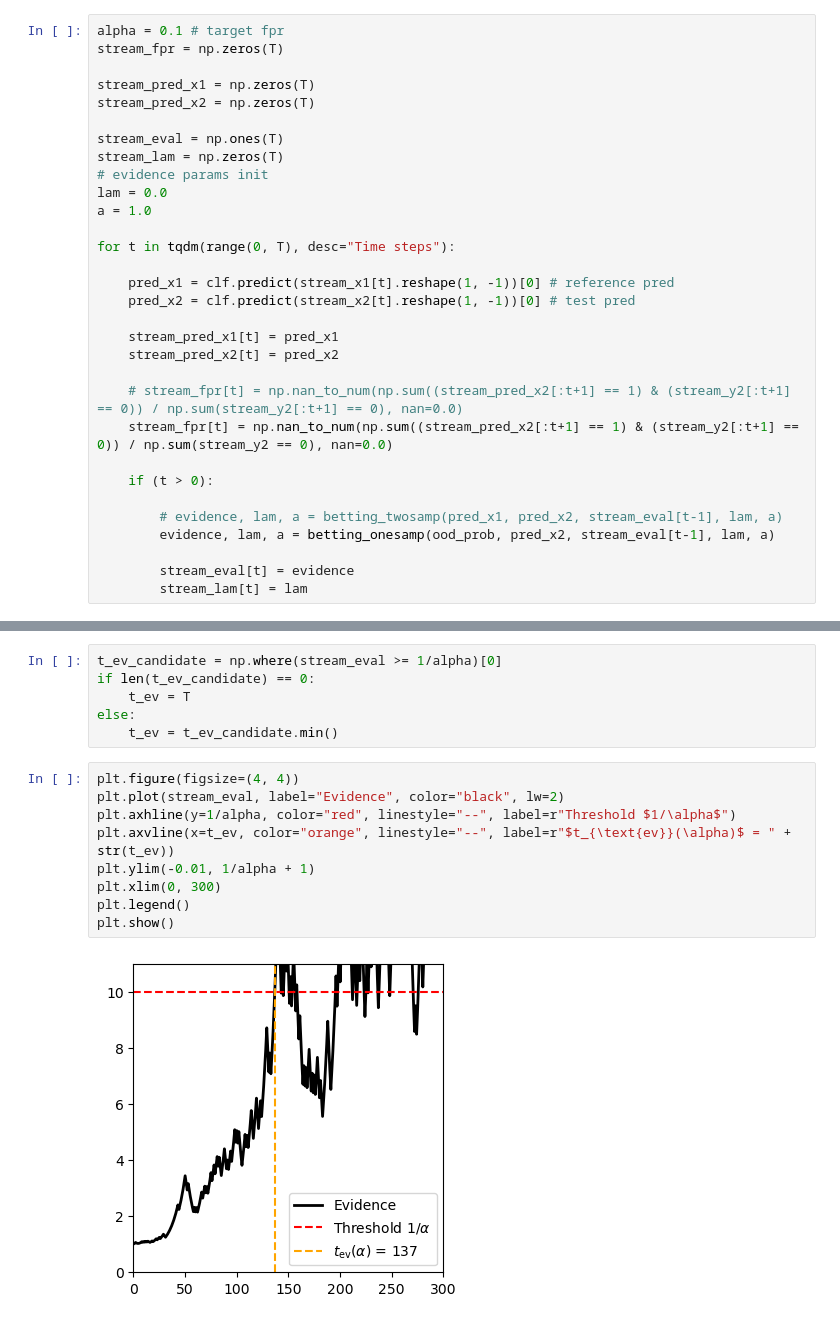
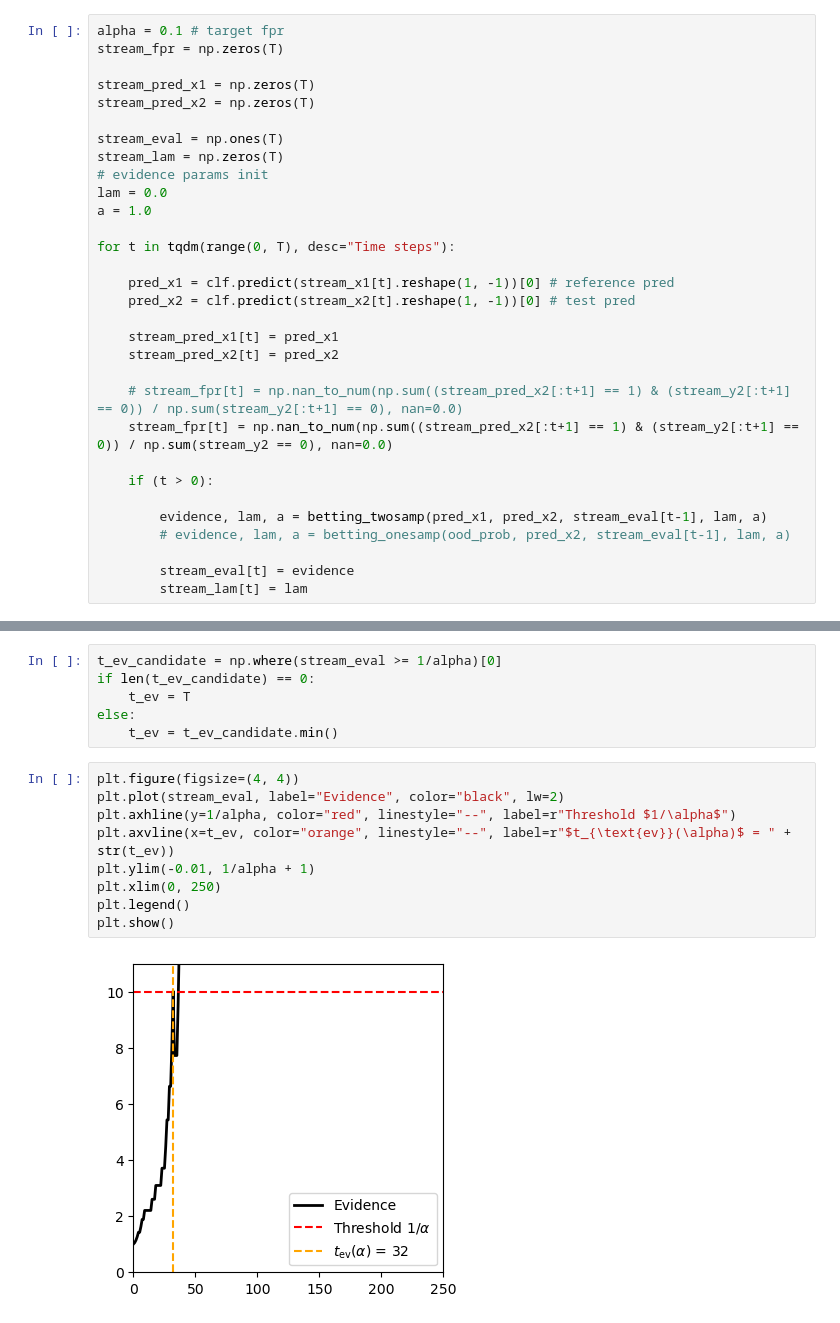
Before and after one commit to alextimans/risk-monitor, a Jupyter notebook: notebooks/evidence_exp2.ipynb, the cells around one changed output, grey strips where cells are left out. Cells and saved outputs as stored; diff of their text form.

```diff
--- a/notebooks/evidence_exp2.ipynb
+++ b/notebooks/evidence_exp2.ipynb
@@ -235,8 +235,8 @@ for t in tqdm(range(0, T), desc="Time steps"):
 
     if (t > 0):
 
-        # evidence, lam, a = betting_twosamp(pred_x1, pred_x2, stream_eval[t-1], lam, a)
-        evidence, lam, a = betting_onesamp(ood_prob, pred_x2, stream_eval[t-1], lam, a)
+        evidence, lam, a = betting_twosamp(pred_x1, pred_x2, stream_eval[t-1], lam, a)
+        # evidence, lam, a = betting_onesamp(ood_prob, pred_x2, stream_eval[t-1], lam, a)
 
         stream_eval[t] = evidence
         stream_lam[t] = lam
@@ -266,12 +272,12 @@ else:
 # %%
 plt.figure(figsize=(4, 4))
 plt.plot(stream_eval, label="Evidence", color="black", lw=2)
 plt.axhline(y=1/alpha, color="red", linestyle="--", label=r"Threshold $1/\alpha$")
 plt.axvline(x=t_ev, color="orange", linestyle="--", label=r"$t_{\text{ev}}(\alpha)$ = " + str(t_ev))
 plt.ylim(-0.01, 1/alpha + 1)
-plt.xlim(0, 300)
+plt.xlim(0, 250)
 plt.legend()
 plt.show()
 # %% [output]
-[figure, old version]
+[figure, new version]
 # %%
```
Also changed, not shown: parts of 10 cells of this notebook.
